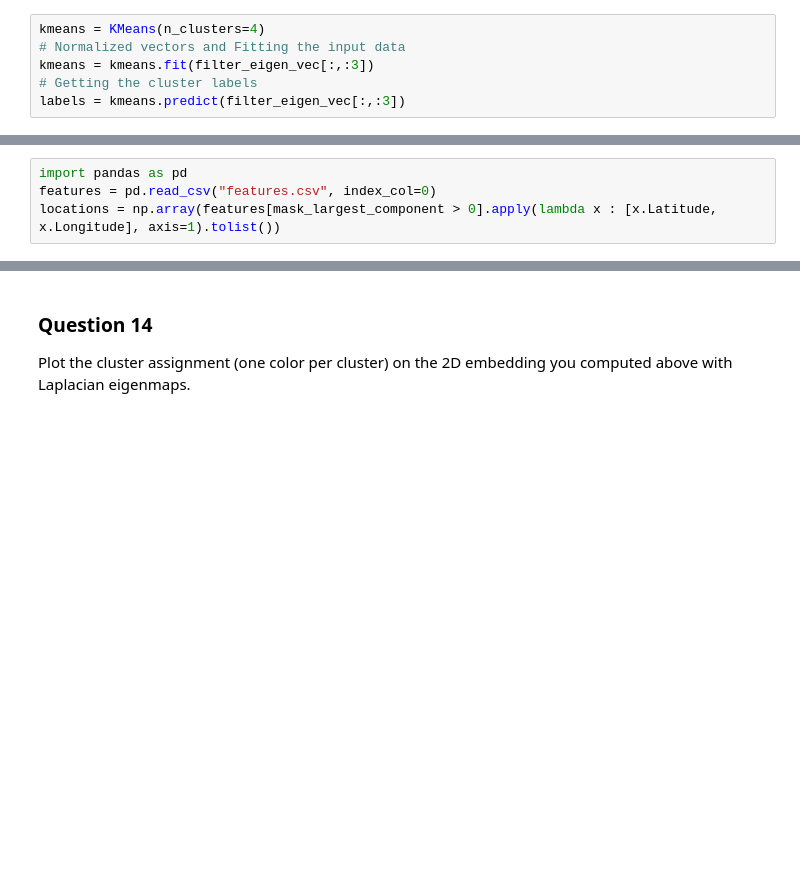
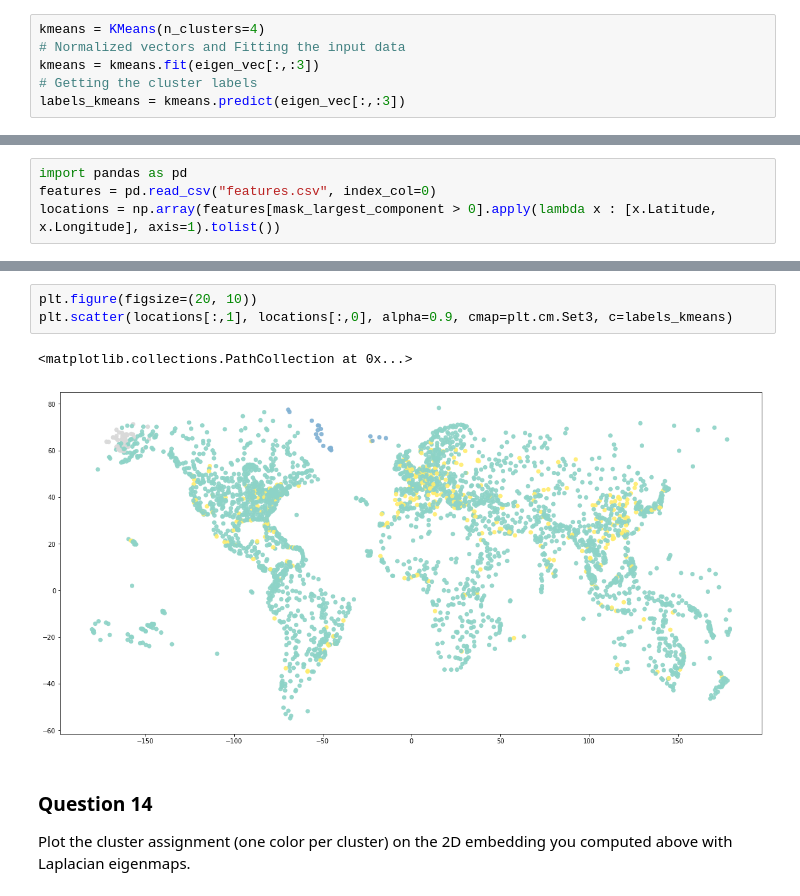
Before and after one commit to rusucosmin/ntp, a Jupyter notebook: 3_spectral_graph_theory.ipynb, the cells around one changed output, grey strips where cells are left out. Drawn from its saved outputs; the diff is of its cells as text; blank space fills up the shorter version.

```diff
--- a/3_spectral_graph_theory.ipynb
+++ b/3_spectral_graph_theory.ipynb
@@ -301,9 +330,9 @@ labels = np.where(filter_eigen_vec[:,1] > 0, 1, 0)
 # %%
 kmeans = KMeans(n_clusters=4)
 # Normalized vectors and Fitting the input data
-kmeans = kmeans.fit(filter_eigen_vec[:,:3])
+kmeans = kmeans.fit(eigen_vec[:,:3])
 # Getting the cluster labels
-labels = kmeans.predict(filter_eigen_vec[:,:3])
+labels_kmeans = kmeans.predict(eigen_vec[:,:3])
 # %%
 #checking how many nodes are in each cluster
 d = {}
@@ -355,3 +392,9 @@ plt.scatter(locations[:,1], locations[:,0], alpha=0.9, cmap=plt.cm.coolwarm, c=l
+# %%
+plt.figure(figsize=(20, 10))
+plt.scatter(locations[:,1], locations[:,0], alpha=0.9, cmap=plt.cm.Set3, c=labels_kmeans)
+# %% [output]
+<matplotlib.collections.PathCollection at 0x...>
+[figure, added]
 # %% [markdown]
 ### Question 14
 
```
Also changed, not shown: parts of 30 cells of this notebook.
